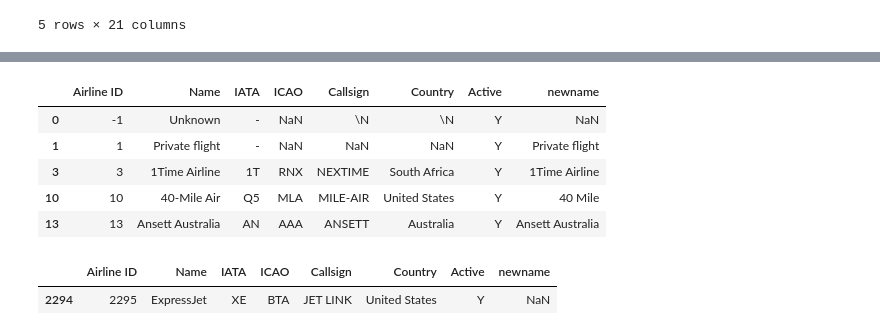
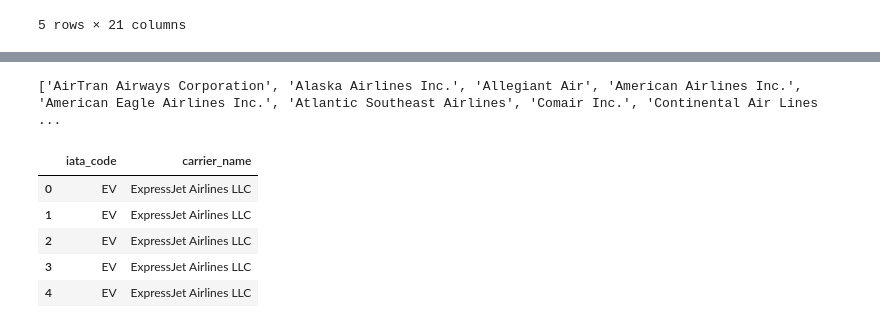
Before and after one commit to scottschriver/NSS_Capstone, a Jupyter notebook: Notebooks/Flight_delays.ipynb, the cells around one changed output, grey strips where cells are left out. Drawn from its saved outputs; the diff is of its cells as text; code cells hidden in the pictures.

```diff
--- a/Notebooks/Flight_delays.ipynb
+++ b/Notebooks/Flight_delays.ipynb
@@ -250,4 +253,6 @@ delays.head()
 | 3 | 2019 | 12 | EV | ExpressJet Airlines LLC | BNA | Nashville, TN: Nashville Internat... | 120.0 | 41.0 | 11.01 | ... |
 | 4 | 2019 | 12 | EV | ExpressJet Airlines LLC | BRO | Brownsville, TX: Brownsville Sout... | 96.0 | 17.0 | 8.01 | ... |
 5 rows × 21 columns
+# %%
+delays.rename(columns = {'carrier':'iata_code'}, inplace=True)
 # %%
@@ -430,14 +260,0 @@ delays.head()
-# %%
-airlines.head()
-# %% [output]
-|  | Airline ID | Name | IATA | ICAO | Callsign | Country | Active | newname |
-| 0 | -1 | Unknown | - | NaN | \N | \N | Y | NaN |
-| 1 | 1 | Private flight | - | NaN | NaN | NaN | Y | Private flight |
-| 3 | 3 | 1Time Airline | 1T | RNX | NEXTIME | South Africa | Y | 1Time Airline |
-| 10 | 10 | 40-Mile Air | Q5 | MLA | MILE-AIR | United States | Y | 40 Mile |
-| 13 | 13 | Ansett Australia | AN | AAA | ANSETT | Australia | Y | Ansett Australia |
-# %%
-airlines[airlines['Name'].str.contains('ExpressJet')]
-# %% [output]
-|  | Airline ID | Name | IATA | ICAO | Callsign | Country | Active | newname |
-| 2294 | 2295 | ExpressJet | XE | BTA | JET LINK | United States | Y | NaN |
@@ -443,0 +267,14 @@ airlines[airlines['Name'].str.contains('ExpressJet')]
+# %%
+print(sorted(delays['carrier_name'].unique()))
+# %% [output]
+['AirTran Airways Corporation', 'Alaska Airlines Inc.', 'Allegiant Air', 'American Airlines Inc.', 'American Eagle Airlines Inc.', 'Atlantic Southeast Airlines', 'Comair Inc.', 'Continental Air Lines  ...
+# %%
+iata_delays = delays.filter(['iata_code','carrier_name'], axis=1)
+iata_delays.head()
+# %% [output]
+|  | iata_code | carrier_name |
+| 0 | EV | ExpressJet Airlines LLC |
+| 1 | EV | ExpressJet Airlines LLC |
+| 2 | EV | ExpressJet Airlines LLC |
+| 3 | EV | ExpressJet Airlines LLC |
+| 4 | EV | ExpressJet Airlines LLC |
```
Also changed, not shown: parts of 53 cells of this notebook.
